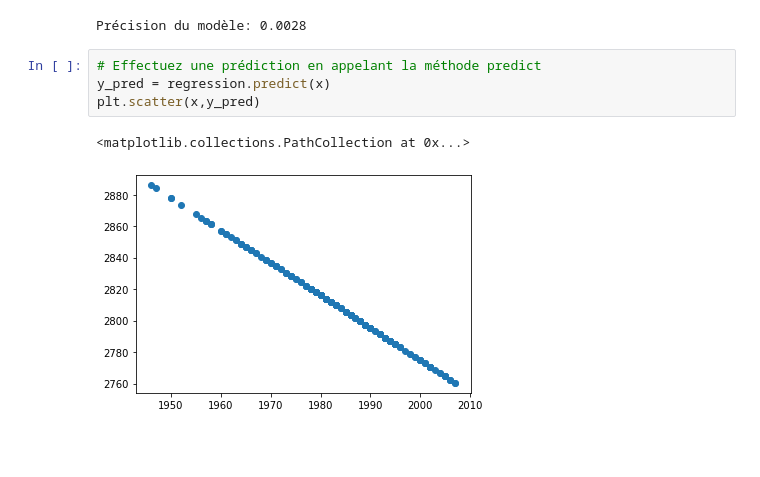
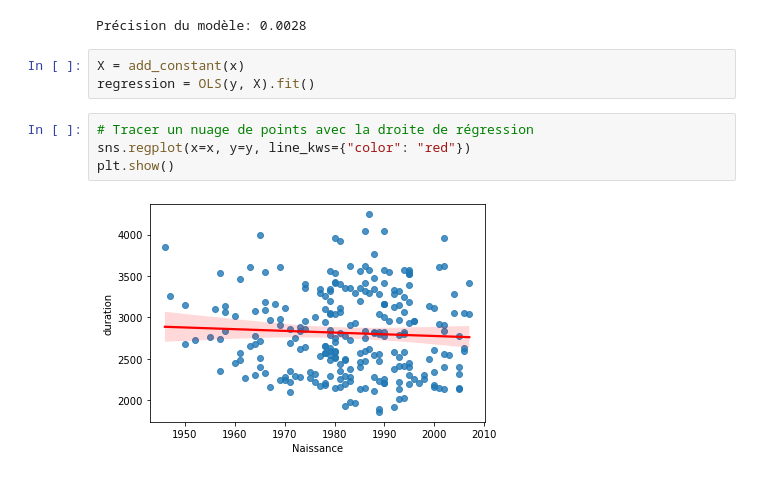
Before and after one commit to Kirscher/ResultAthle, a Jupyter notebook: eda.ipynb, the cells around one changed output. Saved outputs shown, nothing was run; the diff lists cells and outputs as text; blank space fills up the shorter version.

Commit message:
essai régression OLS

```diff
--- a/eda.ipynb
+++ b/eda.ipynb
@@ -330,10 +391,12 @@ accuracy = regression.score(x, y)
 print("Précision du modèle: {:.4f}".format(accuracy))
 # %% [output]
 Précision du modèle: 0.0028
-# %%
-# Effectuez une prédiction en appelant la méthode predict
-y_pred = regression.predict(x)
-plt.scatter(x,y_pred)
-# %% [output]
-<matplotlib.collections.PathCollection at 0x...>
-[figure, removed]
+# %%
+X = add_constant(x)
+regression = OLS(y, X).fit()
+# %%
+# Tracer un nuage de points avec la droite de régression
+sns.regplot(x=x, y=y, line_kws={"color": "red"})
+plt.show()
+# %% [output]
+[figure, added]
```
Also changed, not shown: parts of 14 cells of this notebook.
